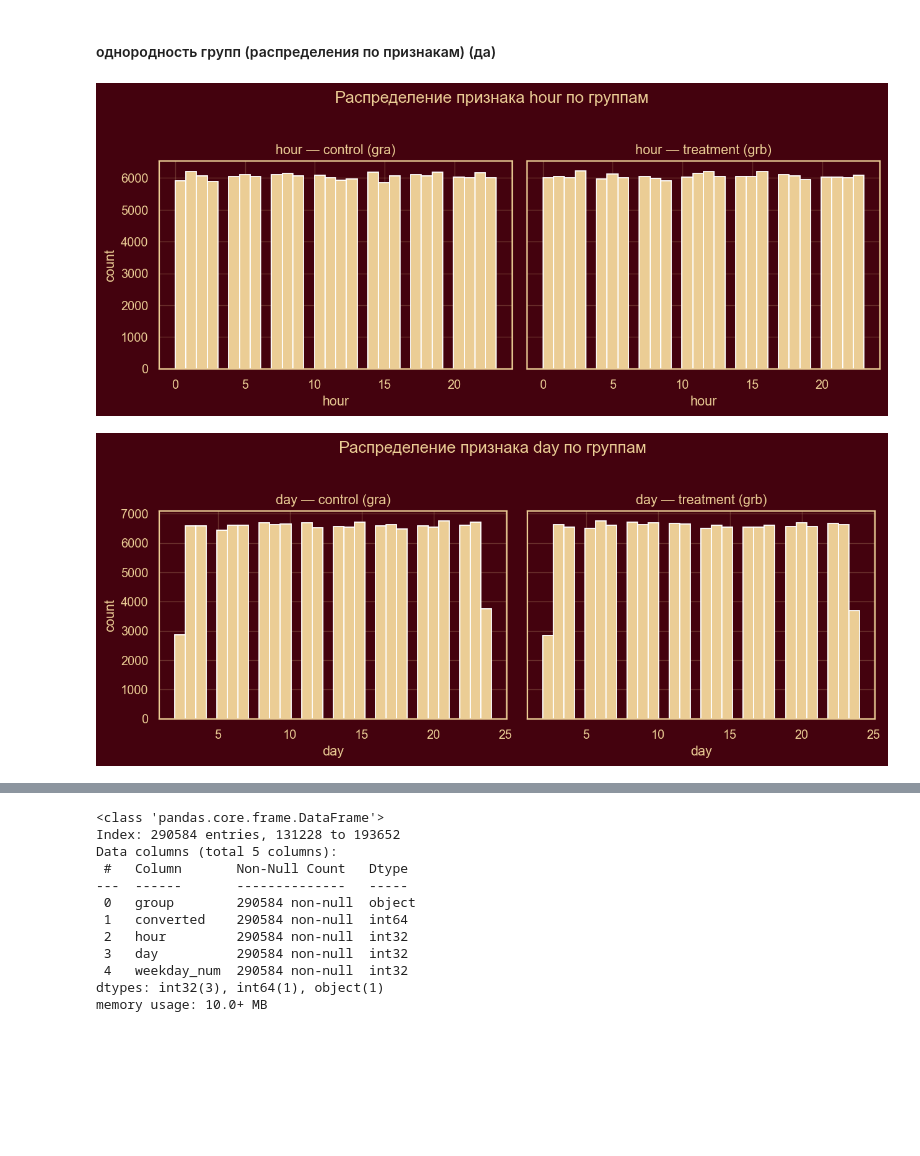
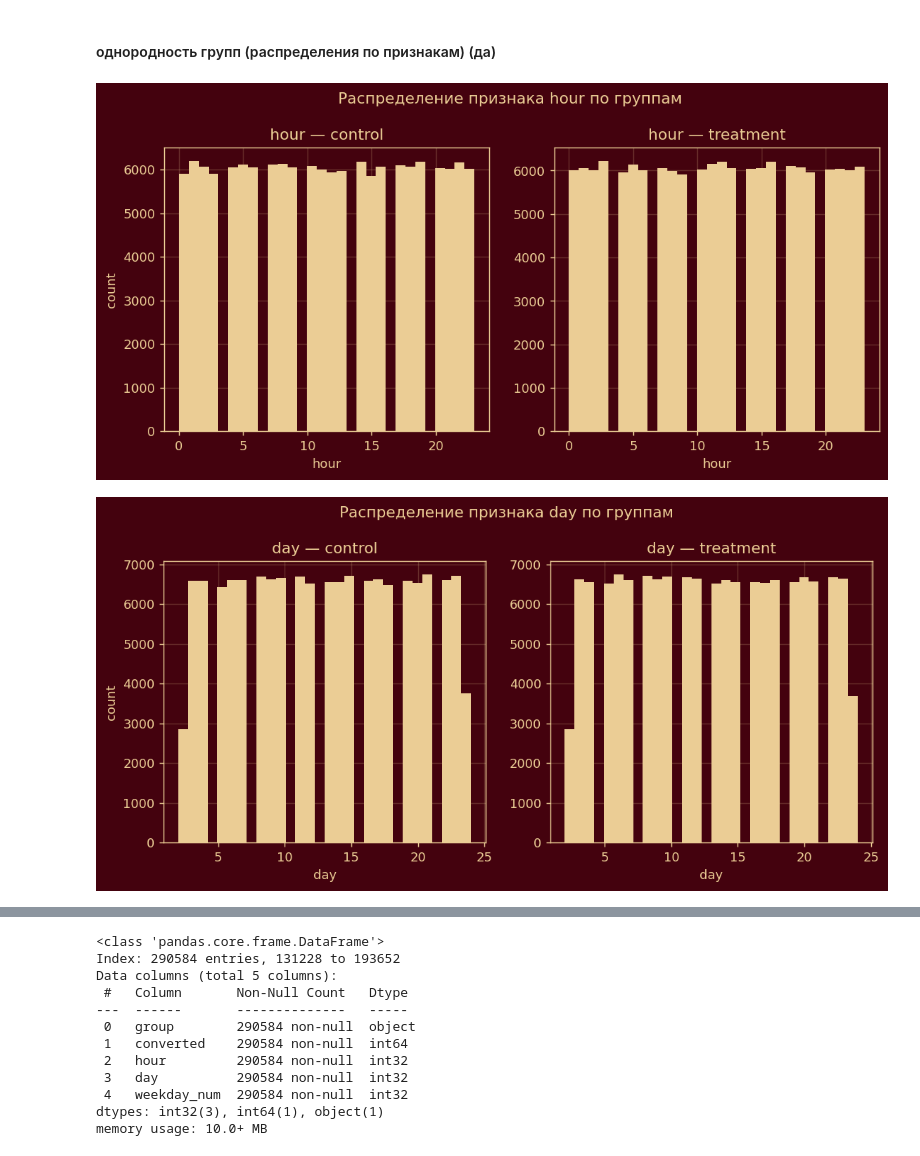
Before and after one commit to krutoichelik/gp3, a Jupyter notebook: part1/fullPart1.ipynb, the cells around one changed output, grey strips where cells are left out. Drawn from its saved outputs; the diff is of its cells as text; code cells hidden in the pictures; blank space fills up the shorter version.

```diff
--- a/part1/fullPart1.ipynb
+++ b/part1/fullPart1.ipynb
@@ -593,6 +526,6 @@ plt.show()
 gra = df[df["group"] == "control"]
 grb = df[df["group"] == "treatment"]
 # %%
-gra = gra.drop(columns="group").reset_index(drop=True)
+gra = gra.drop(columns="group").reset_index()
 gra
 # %% [output]
@@ -612,4 +545,4 @@ gra
 # %%
-grb = grb.drop(columns="group").reset_index(drop=True)
+grb = grb.drop(columns="group").reset_index()
 grb
 # %% [output]
@@ -637,21 +570,20 @@ print(len(grb))
 # %%
 cols = ["hour", "day", "weekday_num"]
 
 for col in cols:
-    fig, axes = plt.subplots(1, 2, figsize=(10, 4), sharey=True)
+    fig, axes = plt.subplots(1, 2, figsize=(10, 4))
 
     axes[0].hist(gra[col], bins=30)
-    axes[0].set_title(f"{col} — control (gra)")
+    axes[0].set_title(f"{col} — control")
     axes[0].set_xlabel(col)
     axes[0].set_ylabel("count")
 
     axes[1].hist(grb[col], bins=30)
-    axes[1].set_title(f"{col} — treatment (grb)")
+    axes[1].set_title(f"{col} — treatment")
     axes[1].set_xlabel(col)
 
     fig.suptitle(f"Распределение признака {col} по группам", y=1.03)
-    plt.tight_layout()
     plt.show()
 # %% [output]
-[figure, old version]
+[figure, new version]
-[figure, old version]
+[figure, new version]
```
Also changed, not shown: parts of 40 cells of this notebook, 2 other files.
